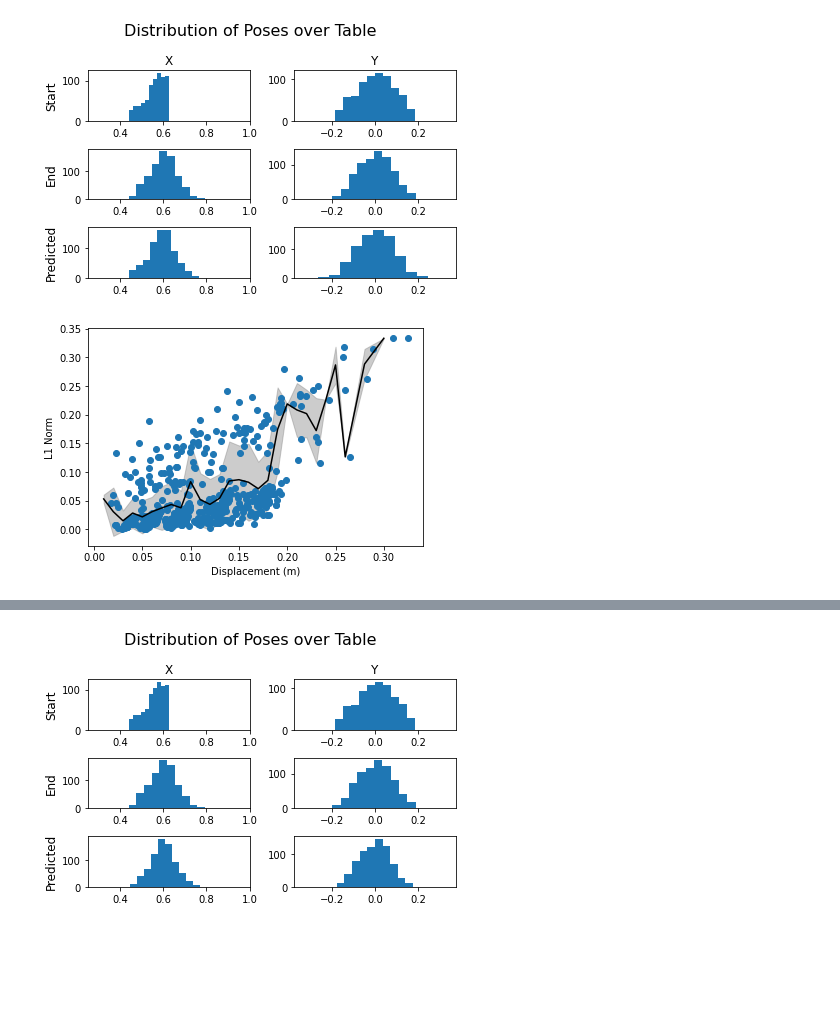
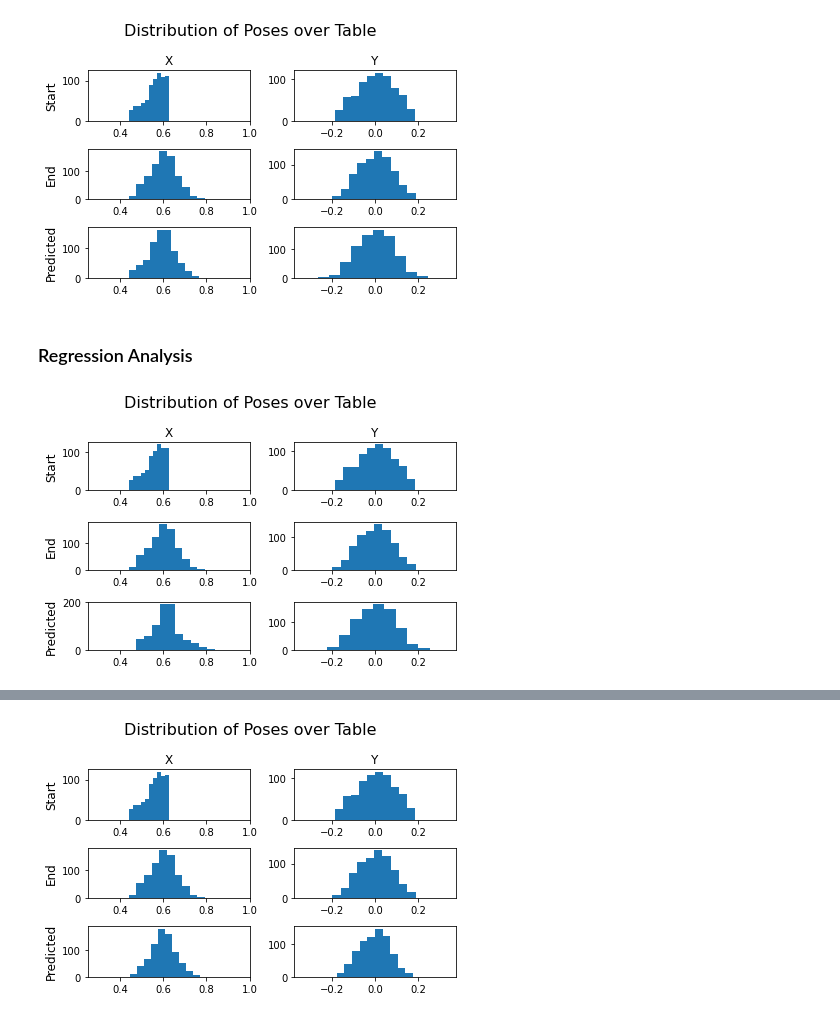
Before and after one commit to kYamek/Panda, a Jupyter notebook: analysis.ipynb, the cells around one changed output, grey strips where cells are left out. Drawn from its saved outputs; the diff is of its cells as text; code cells hidden in the pictures; blank space fills up the shorter version.

Commit message:
Analysis -- learning + analytical + regression

```diff
--- a/analysis.ipynb
+++ b/analysis.ipynb
@@ -175,11 +195,21 @@ object_params = {'mass': 0.1, 'mu': 0.15, 'size': [0.1, 0.1, 0.1]}
 # %%
-displacements, errors, predicted_poses = \
+analytical_displacements, analytical_errors, predicted_poses = \
     evaluate_model('analytical', start_poses, end_poses, contour_pts, ee_vels, inertia_matrices=inertia_matrices)
 # %%
 plot_pose_distributions(start_poses, end_poses, predicted_poses)
 # %% [output]
 [figure]
-# %%
-plot_displacement_vs_l1_norm(displacements, errors)
-# %% [output]
-[figure, removed]
+# %% [markdown]
+### Regression Analysis
+# %%
+# model based on means not raw data points
+bins_plt, means, std = plot_displacement_vs_l1_norm(analytical_displacements, analytical_errors)
+reg = LinearRegression().fit(bins_plt[:, np.newaxis], means[:, np.newaxis])
+
+displacements, errors, predicted_poses = \
+    evaluate_model('analytical_with_correction', start_poses, end_poses, contour_pts, ee_vels, inertia_matrices=inertia_matrices,
+                  apply_correction=True, error_model=reg)
+# %%
+plot_pose_distributions(start_poses, end_poses, predicted_poses)
+# %% [output]
+[figure, added]
```
Also changed, not shown: parts of 20 cells of this notebook.
